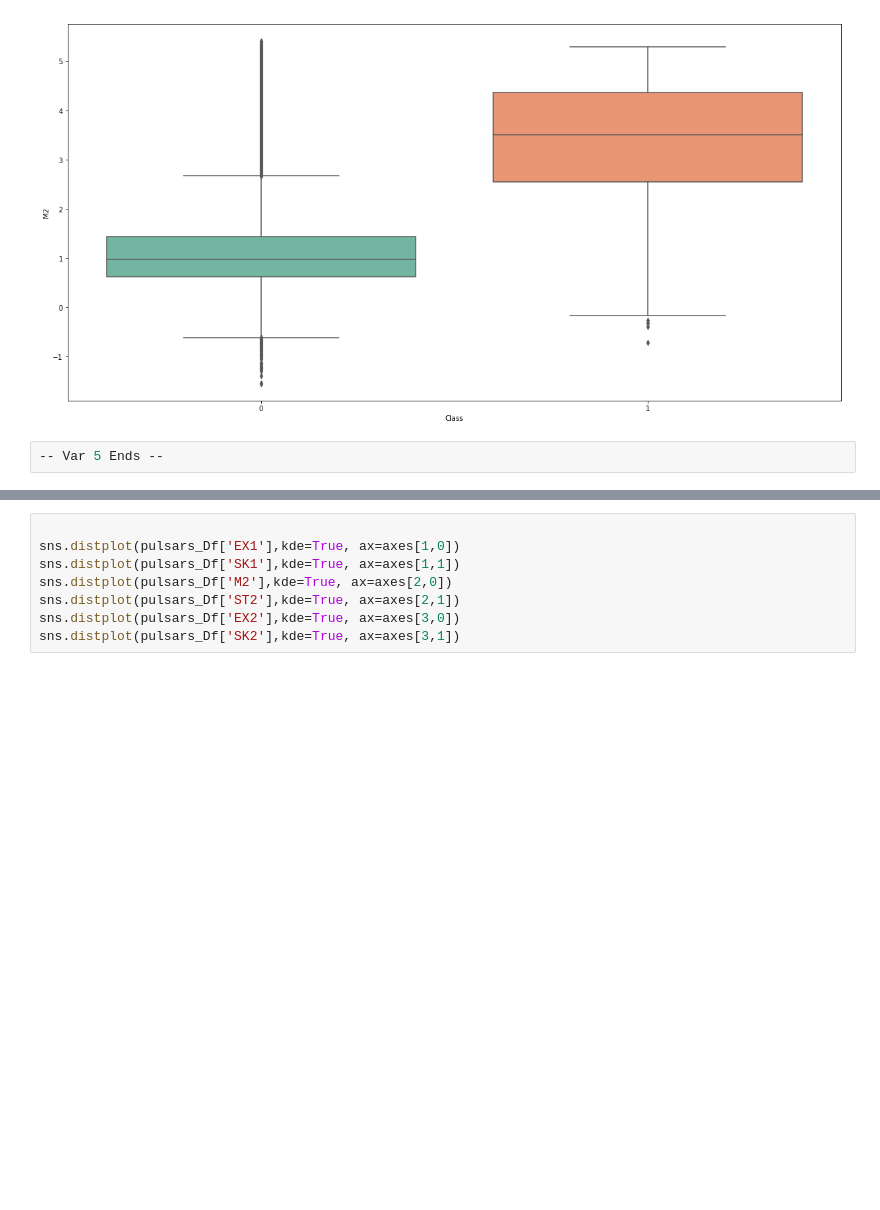
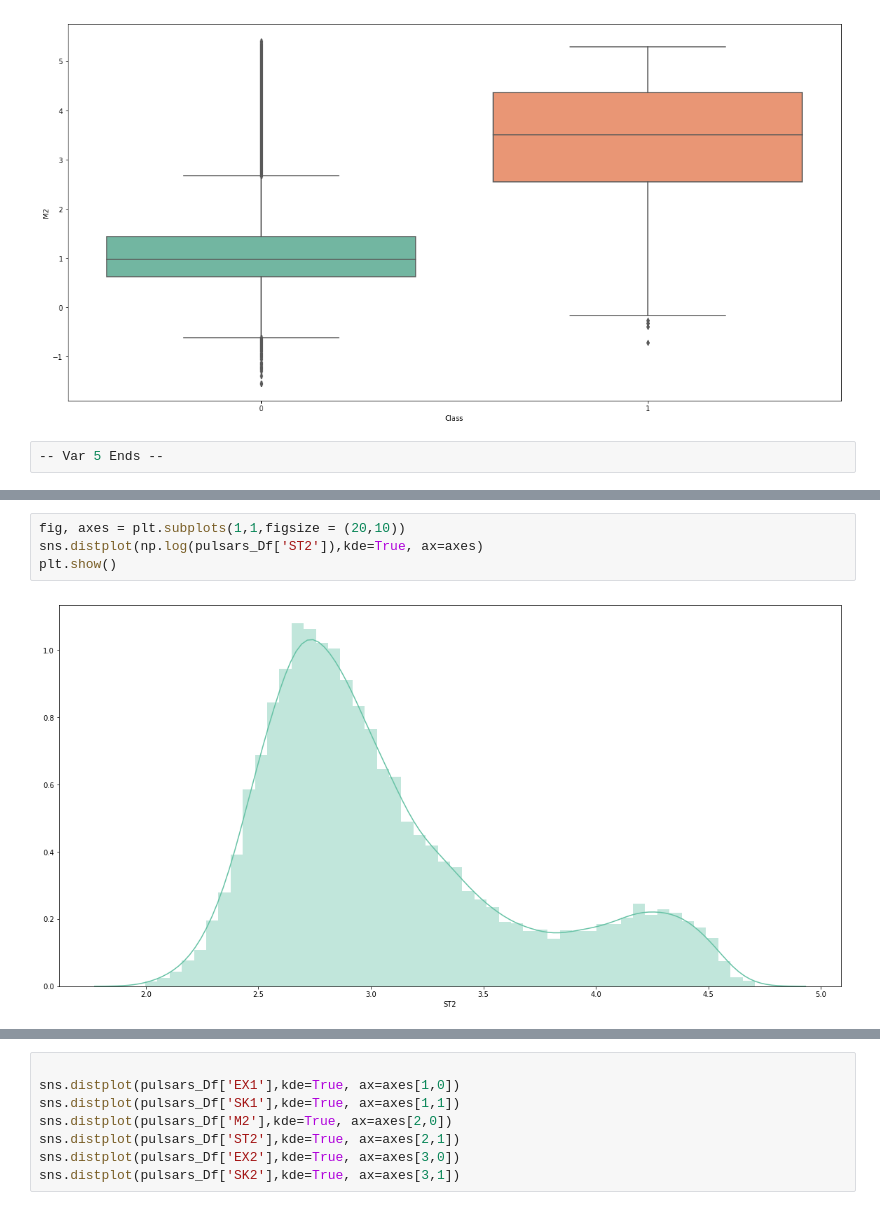
Before and after one commit to nhendersonkuns/awesomedataminers, a Jupyter notebook: pulsars.ipynb, the cells around one changed output, grey strips where cells are left out. Cells and saved outputs as stored; diff of their text form; blank space fills up the shorter version.

```diff
--- a/pulsars.ipynb
+++ b/pulsars.ipynb
@@ -339,0 +395,6 @@ plt.show()
+# %%
+fig, axes = plt.subplots(1,1,figsize = (20,10))
+sns.distplot(np.log(pulsars_Df['ST2']),kde=True, ax=axes)
+plt.show()
+# %% [output]
+[figure, added]
```
Also changed, not shown: parts of 8 cells of this notebook.
